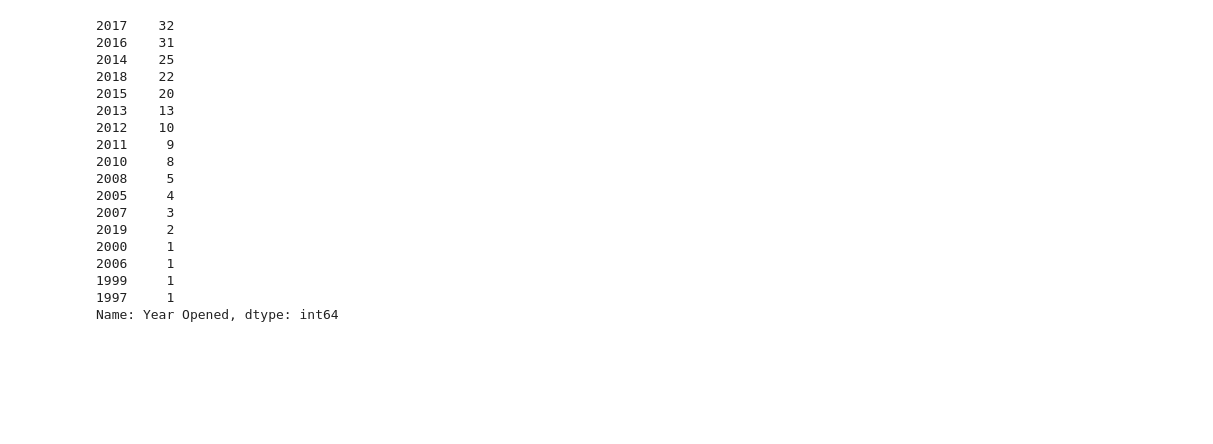
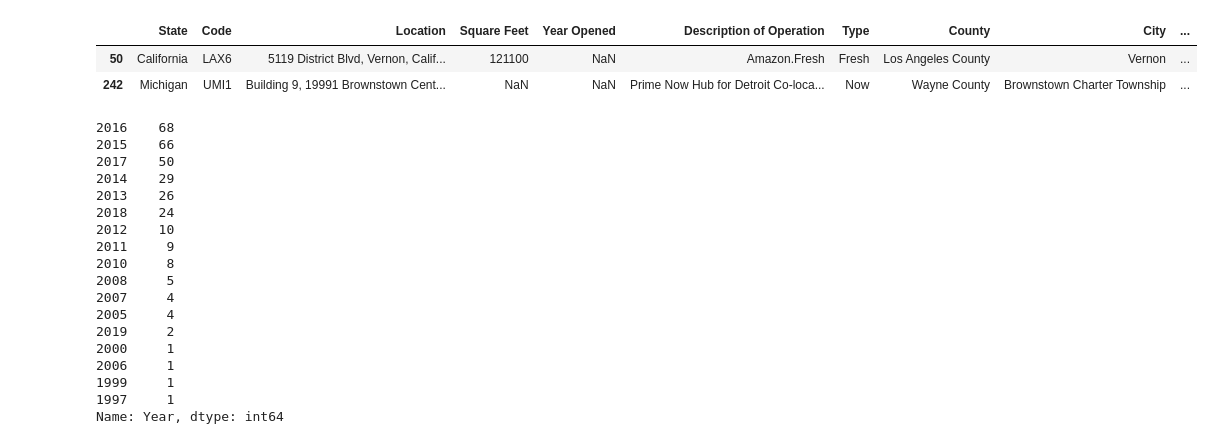
Before and after one commit to ssomuah/E4800, a Jupyter notebook: cleanup.ipynb, the cells around one changed output. Saved outputs shown, nothing was run; the diff lists cells and outputs as text; code cells hidden in the pictures; blank space fills up the shorter version.

```diff
--- a/cleanup.ipynb
+++ b/cleanup.ipynb
@@ -156,5 +154,12 @@ d_reset[d_reset["Year Opened"].str.contains("\d{4}").fillna(False)==False]
 d_reset['County'] = np.vectorize(getCounty,otypes=[object])(d_reset["Location"])
 d_reset['City'] = np.vectorize(getCity,otypes=[object])(d_reset["Location"])
 # %%
+#some of them are missing years, find out which
+display(d_reset[d_reset["Year Opened"].str.contains("\d{4}").fillna(False)==False])
+
 #split out the year to new columns
-d_reset["Year"] = d_reset["Year Opened"].str.extract("(\d{4})",expand=False).astype(int,errors="ignore")
+d_reset["Year"] = d_reset["Year"].str.extract("(\d{4})",expand=False)
+# %% [output]
+|  | ﻿State | Code | Location | Square Feet | Year Opened | Description of Operation | Type | County | City | ... |
+| 50 | California | LAX6 | 5119 District Blvd, Vernon, Calif... | 121100 | NaN | Amazon.Fresh | Fresh | Los Angeles County | Vernon | ... |
+| 242 | Michigan | UMI1 | Building 9, 19991 Brownstown Cent... | NaN | NaN | Prime Now Hub for Detroit Co-loca... | Now | Wayne County | Brownstown Charter Township | ... |
@@ -163,23 +166,23 @@ years = d_reset["Year Opened"].str.extract("(\d{4})",expand=False).sort_values()
-# %%
-print (years.value_counts())
-# %% [output]
-2017    32
-2016    31
-2014    25
-2018    22
-2015    20
-2013    13
-2012    10
-2011     9
-2010     8
-2008     5
-2005     4
-2007     3
-2019     2
-2000     1
-2006     1
-1999     1
-1997     1
-Name: Year Opened, dtype: int64
+# %%
+d_reset["Year"].value_counts()
+# %% [output]
+2016    68
+2015    66
+2017    50
+2014    29
+2013    26
+2018    24
+2012    10
+2011     9
+2010     8
+2008     5
+2007     4
+2005     4
+2019     2
+2000     1
+2006     1
+1999     1
+1997     1
+Name: Year, dtype: int64
 # %%
 #some of them are future openings
```
Also changed, not shown: parts of 20 cells of this notebook, 1 other file.
